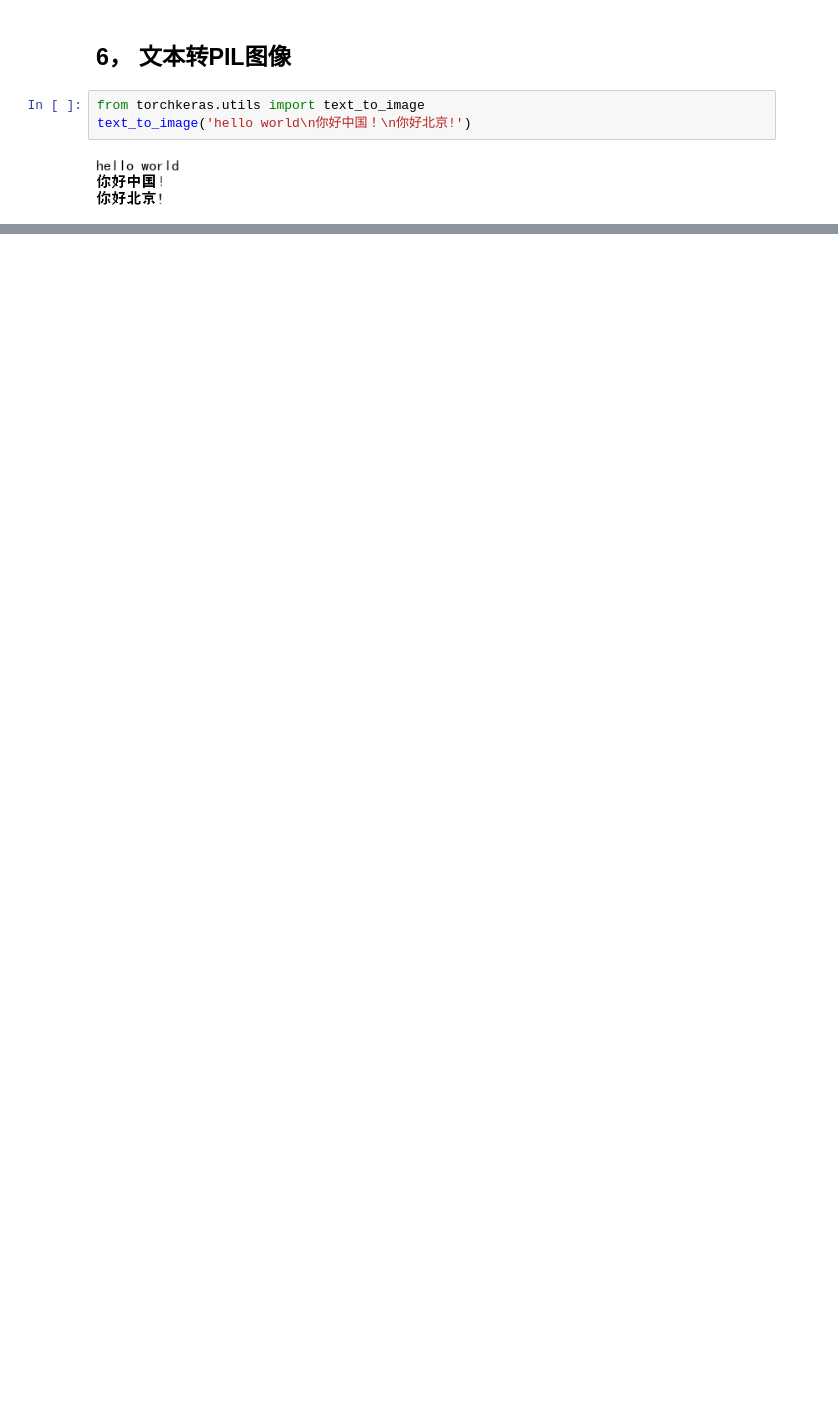
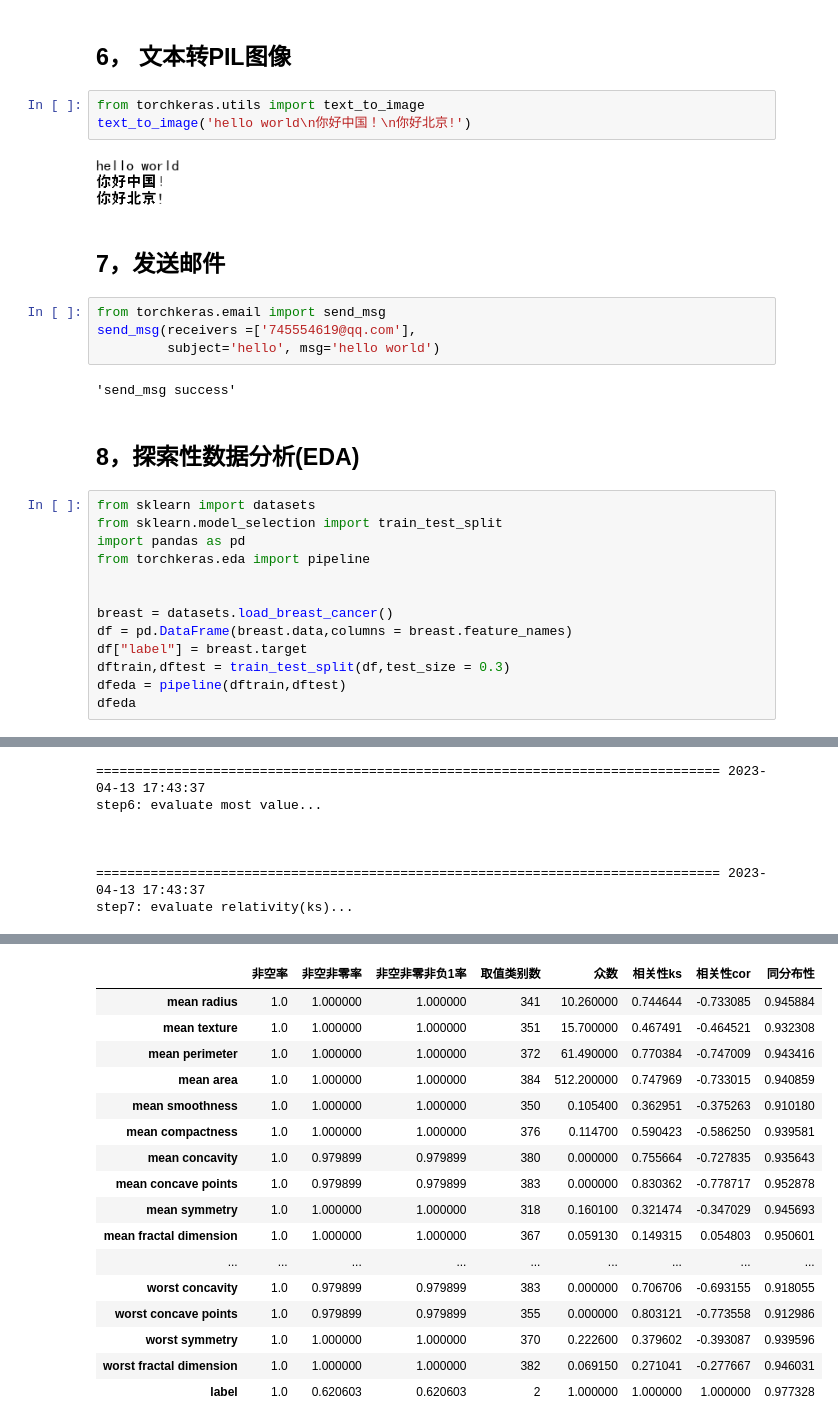
Before and after one commit to lyhue1991/torchkeras, a Jupyter notebook: 9，utils_example.ipynb, the cells around one changed output, grey strips where cells are left out. Saved outputs shown, nothing was run; the diff lists cells and outputs as text; blank space fills up the shorter version.

```diff
--- a/9，utils_example.ipynb
+++ b/9，utils_example.ipynb
@@ -84,3 +96,27 @@ from torchkeras.utils import text_to_image
 text_to_image('hello world\n你好中国！\n你好北京!')
 # %% [output]
 [figure]
+# %% [markdown]
+## 7，发送邮件
+# %%
+from torchkeras.email import send_msg
+send_msg(receivers =['745554619@qq.com'],
+         subject='hello', msg='hello world')
+# %% [output]
+'send_msg success'
+# %% [markdown]
+## 8，探索性数据分析(EDA)
+# %%
+from sklearn import datasets
+from sklearn.model_selection import train_test_split
+import pandas as pd
+from torchkeras.eda import pipeline
+
+
+breast = datasets.load_breast_cancer()
+df = pd.DataFrame(breast.data,columns = breast.feature_names)
+df["label"] = breast.target
+dftrain,dftest = train_test_split(df,test_size = 0.3)
+dfeda = pipeline(dftrain,dftest)
+dfeda
+# %% [output]
@@ -86,0 +140,7 @@ text_to_image('hello world\n你好中国！\n你好北京!')
+================================================================================ 2023-04-13 17:43:37
+step6: evaluate most value...
+
+
+
+================================================================================ 2023-04-13 17:43:37
+step7: evaluate relativity(ks)...
@@ -86,0 +153,17 @@ text_to_image('hello world\n你好中国！\n你好北京!')
+|  | 非空率 | 非空非零率 | 非空非零非负1率 | 取值类别数 | 众数 | 相关性ks | 相关性cor | 同分布性 |
+| mean radius | 1.0 | 1.000000 | 1.000000 | 341 | 10.260000 | 0.744644 | -0.733085 | 0.945884 |
+| mean texture | 1.0 | 1.000000 | 1.000000 | 351 | 15.700000 | 0.467491 | -0.464521 | 0.932308 |
+| mean perimeter | 1.0 | 1.000000 | 1.000000 | 372 | 61.490000 | 0.770384 | -0.747009 | 0.943416 |
+| mean area | 1.0 | 1.000000 | 1.000000 | 384 | 512.200000 | 0.747969 | -0.733015 | 0.940859 |
+| mean smoothness | 1.0 | 1.000000 | 1.000000 | 350 | 0.105400 | 0.362951 | -0.375263 | 0.910180 |
+| mean compactness | 1.0 | 1.000000 | 1.000000 | 376 | 0.114700 | 0.590423 | -0.586250 | 0.939581 |
+| mean concavity | 1.0 | 0.979899 | 0.979899 | 380 | 0.000000 | 0.755664 | -0.727835 | 0.935643 |
+| mean concave points | 1.0 | 0.979899 | 0.979899 | 383 | 0.000000 | 0.830362 | -0.778717 | 0.952878 |
+| mean symmetry | 1.0 | 1.000000 | 1.000000 | 318 | 0.160100 | 0.321474 | -0.347029 | 0.945693 |
+| mean fractal dimension | 1.0 | 1.000000 | 1.000000 | 367 | 0.059130 | 0.149315 | 0.054803 | 0.950601 |
+| ... | ... | ... | ... | ... | ... | ... | ... | ... |
+| worst concavity | 1.0 | 0.979899 | 0.979899 | 383 | 0.000000 | 0.706706 | -0.693155 | 0.918055 |
+| worst concave points | 1.0 | 0.979899 | 0.979899 | 355 | 0.000000 | 0.803121 | -0.773558 | 0.912986 |
+| worst symmetry | 1.0 | 1.000000 | 1.000000 | 370 | 0.222600 | 0.379602 | -0.393087 | 0.939596 |
+| worst fractal dimension | 1.0 | 1.000000 | 1.000000 | 382 | 0.069150 | 0.271041 | -0.277667 | 0.946031 |
+| label | 1.0 | 0.620603 | 0.620603 | 2 | 1.000000 | 1.000000 | 1.000000 | 0.977328 |
```
Also changed, not shown: parts of 19 cells of this notebook, 9 other files.
